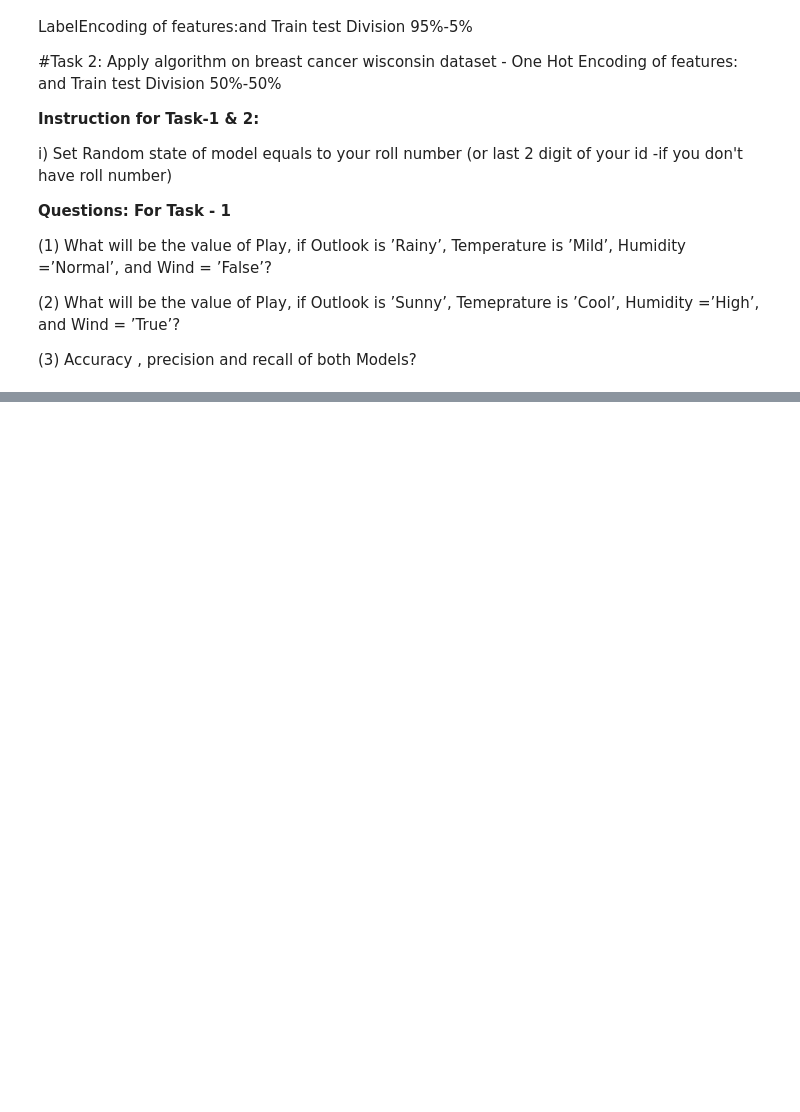
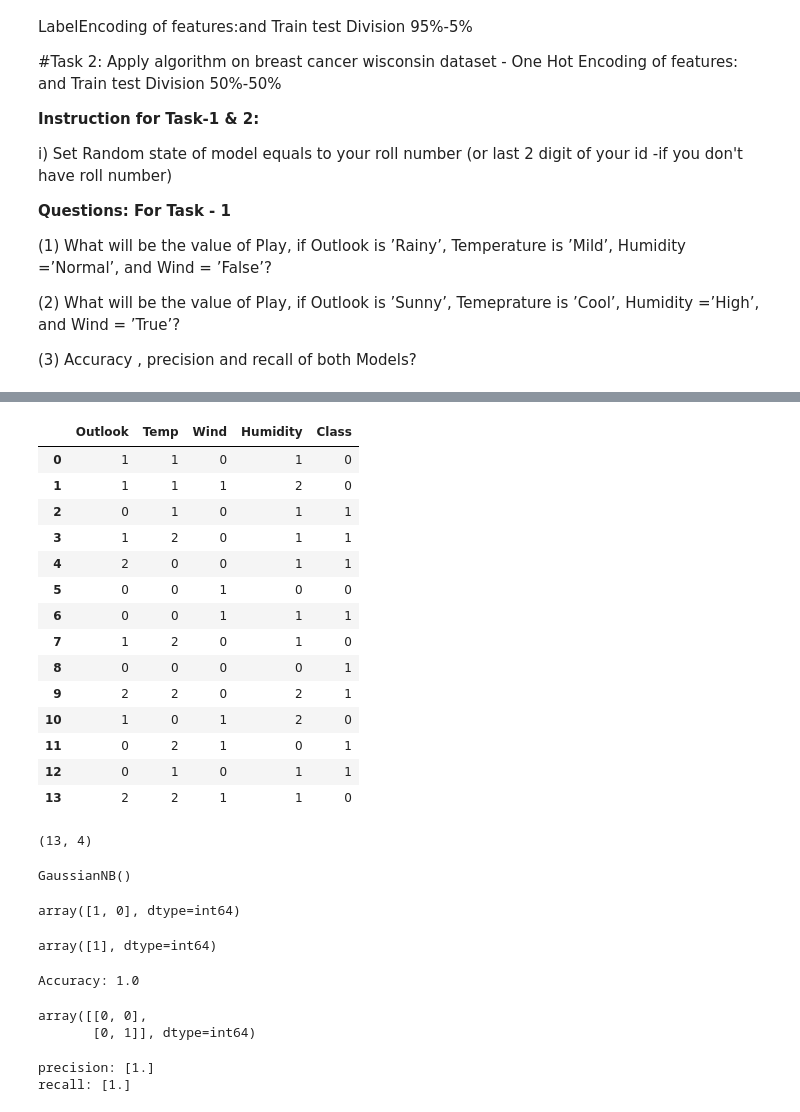
Before and after one commit to HarshitTarsariya/136-Harshit-Tarsariya, a Jupyter notebook: 03/3_NB_Classifier_Iris_3Classes.ipynb, the cells around one changed output, grey strips where cells are left out. Drawn from its saved outputs; the diff is of its cells as text; code cells hidden in the pictures; blank space fills up the shorter version.

```diff
--- a/03/3_NB_Classifier_Iris_3Classes.ipynb
+++ b/03/3_NB_Classifier_Iris_3Classes.ipynb
@@ -109,0 +136,4 @@ i) Set Random state of model equals to your roll number (or last 2 digit of your
+# %%
+le=LabelEncoder()
+for i in range(0,3):
+    data.iloc[:,[i]]=le.fit_transform(data.iloc[:,[i]])
@@ -109,0 +148,18 @@ i) Set Random state of model equals to your roll number (or last 2 digit of your
+# %%
+data
+# %% [output]
+|  | Outlook | Temp | Wind | Humidity | Class |
+| 0 | 1 | 1 | 0 | 1 | 0 |
+| 1 | 1 | 1 | 1 | 2 | 0 |
+| 2 | 0 | 1 | 0 | 1 | 1 |
+| 3 | 1 | 2 | 0 | 1 | 1 |
+| 4 | 2 | 0 | 0 | 1 | 1 |
+| 5 | 0 | 0 | 1 | 0 | 0 |
+| 6 | 0 | 0 | 1 | 1 | 1 |
+| 7 | 1 | 2 | 0 | 1 | 0 |
+| 8 | 0 | 0 | 0 | 0 | 1 |
+| 9 | 2 | 2 | 0 | 2 | 1 |
+| 10 | 1 | 0 | 1 | 2 | 0 |
+| 11 | 0 | 2 | 1 | 0 | 1 |
+| 12 | 0 | 1 | 0 | 1 | 1 |
+| 13 | 2 | 2 | 1 | 1 | 0 |
@@ -109,0 +171,4 @@ i) Set Random state of model equals to your roll number (or last 2 digit of your
+# %%
+X_train.shape
+# %% [output]
+(13, 4)
@@ -109,0 +177,38 @@ i) Set Random state of model equals to your roll number (or last 2 digit of your
+# %%
+nb=GaussianNB()
+nb.fit(X_train,Y_train)
+# %% [output]
+GaussianNB()
+# %%
+nb.predict([[1,2,0,1],[2,0,1,2]]) #Rainy,Mild,False,Normal  Sunny,Cool,True,High
+# %% [output]
+array([1, 0], dtype=int64)
+# %%
+predicted_data=nb.predict(X_test)
+predicted_data
+# %% [output]
+array([1], dtype=int64)
+# %%
+from sklearn import metrics
+
+print("Accuracy:",metrics.accuracy_score(Y_test, predicted_data))
+# %% [output]
+Accuracy: 1.0
+# %%
+from sklearn.metrics import confusion_matrix
+confusion_matrix(Y_test, predicted_data,labels=[0,1])
+# %% [output]
+array([[0, 0],
+       [0, 1]], dtype=int64)
+# %%
+from sklearn.metrics import precision_score
+from sklearn.metrics import recall_score
+
+precision = precision_score(Y_test, predicted_data, average=None)
+recall = recall_score(Y_test, predicted_data, average=None)
+
+print('precision: {}'.format(precision))
+print('recall: {}'.format(recall))
+# %% [output]
+precision: [1.]
+recall: [1.]
```
Also changed, not shown: parts of 15 cells of this notebook, 7 other files.
